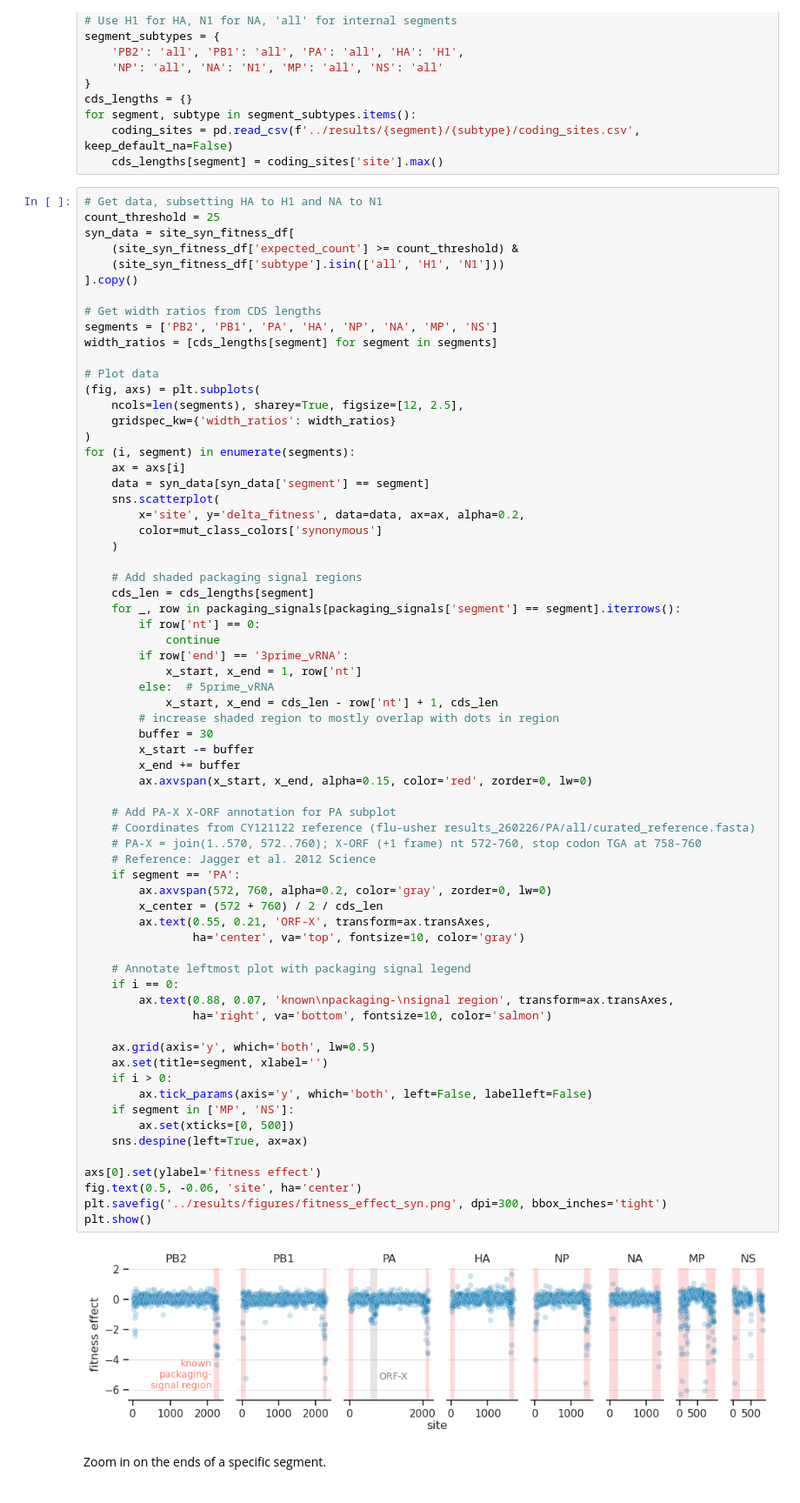
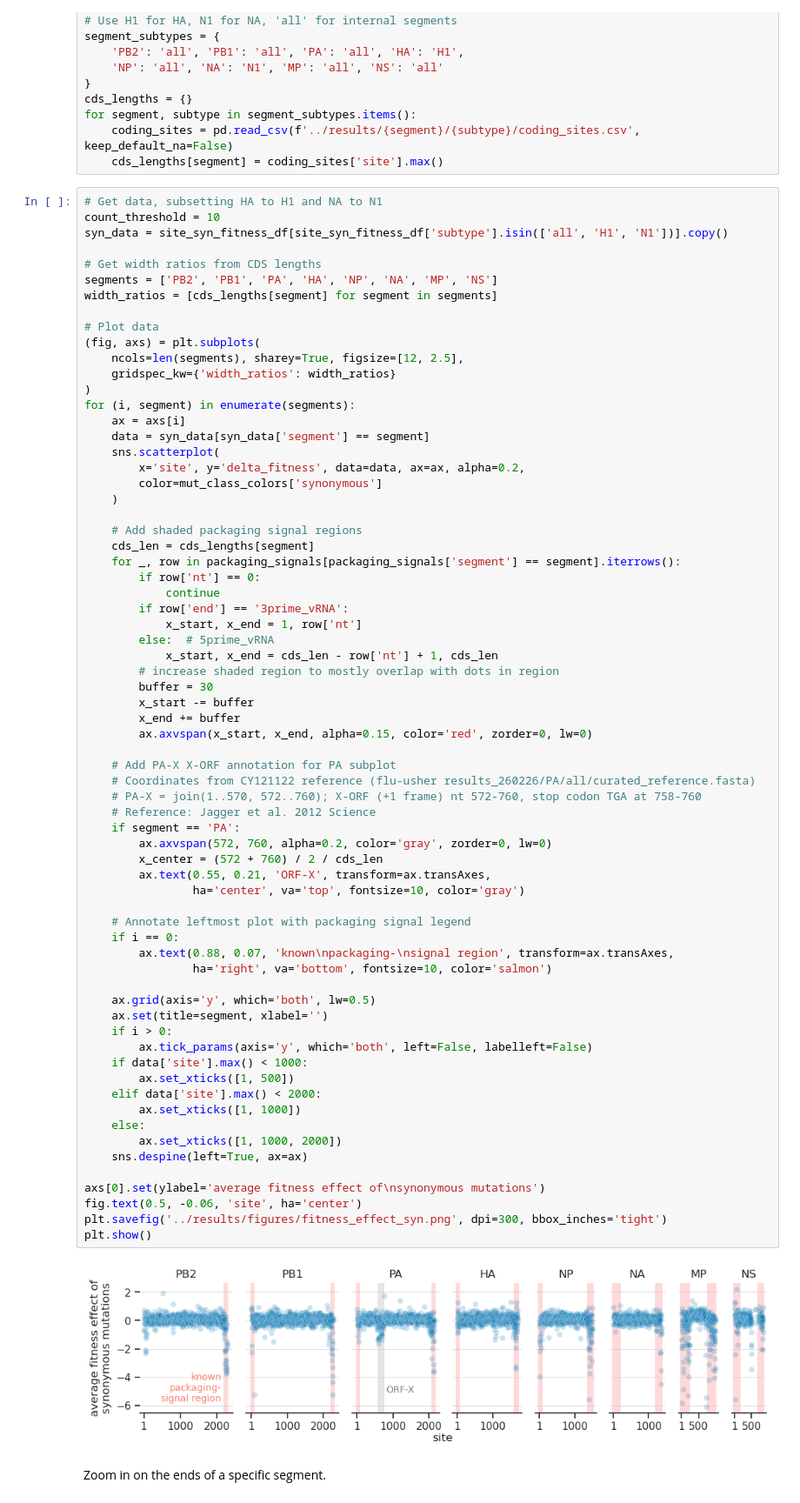
Before and after one commit to matsengrp/flu-mut-rates, a Jupyter notebook: notebooks/analyze_fitness_effects.ipynb, the cells around one changed output. Shown at 87% size. Cells and saved outputs as stored; diff of their text form.

Commit message:
Update analysis on constraint on synonymous mutations

```diff
--- a/notebooks/analyze_fitness_effects.ipynb
+++ b/notebooks/analyze_fitness_effects.ipynb
@@ -160,11 +160,8 @@ for segment, subtype in segment_subtypes.items():
     cds_lengths[segment] = coding_sites['site'].max()
 # %%
 # Get data, subsetting HA to H1 and NA to N1
-count_threshold = 25
-syn_data = site_syn_fitness_df[
-    (site_syn_fitness_df['expected_count'] >= count_threshold) &
-    (site_syn_fitness_df['subtype'].isin(['all', 'H1', 'N1']))
-].copy()
+count_threshold = 10
+syn_data = site_syn_fitness_df[site_syn_fitness_df['subtype'].isin(['all', 'H1', 'N1'])].copy()
 
 # Get width ratios from CDS lengths
 segments = ['PB2', 'PB1', 'PA', 'HA', 'NP', 'NA', 'MP', 'NS']
@@ -196,37 +193,41 @@ for (i, segment) in enumerate(segments):
         buffer = 30
         x_start -= buffer
         x_end += buffer
         ax.axvspan(x_start, x_end, alpha=0.15, color='red', zorder=0, lw=0)
 
     # Add PA-X X-ORF annotation for PA subplot
     # Coordinates from CY121122 reference (flu-usher results_260226/PA/all/curated_reference.fasta)
     # PA-X = join(1..570, 572..760); X-ORF (+1 frame) nt 572-760, stop codon TGA at 758-760
     # Reference: Jagger et al. 2012 Science
     if segment == 'PA':
         ax.axvspan(572, 760, alpha=0.2, color='gray', zorder=0, lw=0)
         x_center = (572 + 760) / 2 / cds_len
         ax.text(0.55, 0.21, 'ORF-X', transform=ax.transAxes,
                 ha='center', va='top', fontsize=10, color='gray')
 
     # Annotate leftmost plot with packaging signal legend
     if i == 0:
         ax.text(0.88, 0.07, 'known\npackaging-\nsignal region', transform=ax.transAxes,
                 ha='right', va='bottom', fontsize=10, color='salmon')
 
     ax.grid(axis='y', which='both', lw=0.5)
     ax.set(title=segment, xlabel='')
     if i > 0:
         ax.tick_params(axis='y', which='both', left=False, labelleft=False)
-    if segment in ['MP', 'NS']:
-        ax.set(xticks=[0, 500])
+    if data['site'].max() < 1000:
+        ax.set_xticks([1, 500])
+    elif data['site'].max() < 2000:
+        ax.set_xticks([1, 1000])
+    else:
+        ax.set_xticks([1, 1000, 2000])
     sns.despine(left=True, ax=ax)
 
-axs[0].set(ylabel='fitness effect')
+axs[0].set(ylabel='average fitness effect of\nsynonymous mutations')
 fig.text(0.5, -0.06, 'site', ha='center')
 plt.savefig('../results/figures/fitness_effect_syn.png', dpi=300, bbox_inches='tight')
 plt.show()
 # %% [output]
-[figure, old version]
+[figure, new version]
 # %% [markdown]
 Zoom in on the ends of a specific segment.
 # %%
```
Also changed, not shown: parts of 3 cells of this notebook, 5 other files.
